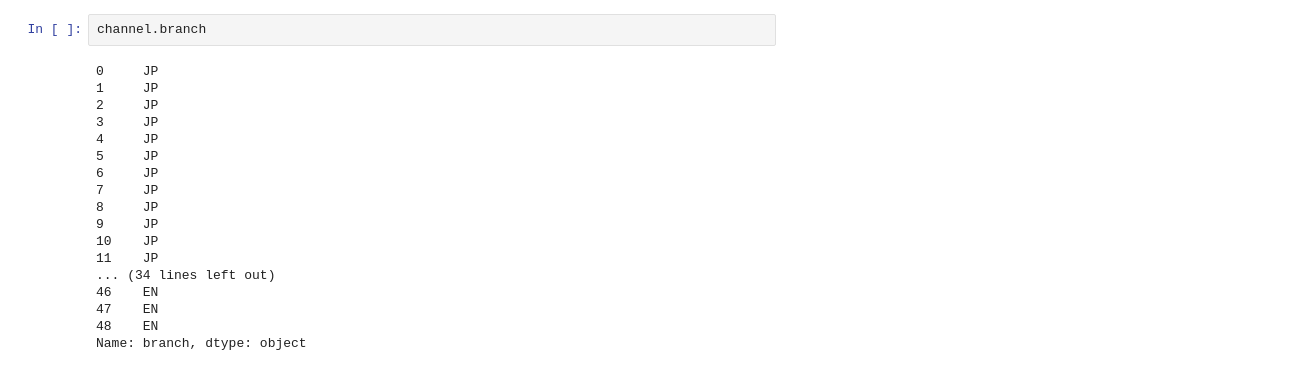
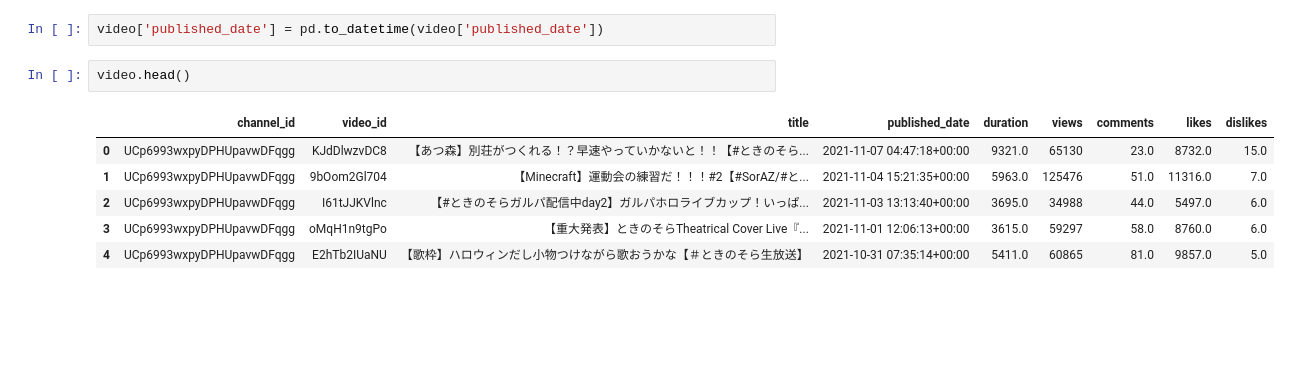
Before and after one commit to fauzanishlah/hololive-dash, a Jupyter notebook: Notebook/Sample-line for graph.ipynb, the cells around one changed output. Drawn from its saved outputs; the diff is of its cells as text; blank space fills up the shorter version.

```diff
--- a/Notebook/Sample-line for graph.ipynb
+++ b/Notebook/Sample-line for graph.ipynb
@@ -38,20 +46,11 @@ fig.show()
 # %%
-channel.branch
+video['published_date'] = pd.to_datetime(video['published_date'])
-# %% [output]
-0     JP
-1     JP
-2     JP
-3     JP
-4     JP
-5     JP
-6     JP
-7     JP
-8     JP
-9     JP
-10    JP
-11    JP
-... (34 lines left out)
-46    EN
-47    EN
-48    EN
-Name: branch, dtype: object
+# %%
+video.head()
+# %% [output]
+|  | channel_id | video_id | title | published_date | duration | views | comments | likes | dislikes |
+| 0 | UCp6993wxpyDPHUpavwDFqgg | KJdDlwzvDC8 | 【あつ森】別荘がつくれる！？早速やっていかないと！！【#ときのそら... | 2021-11-07 04:47:18+00:00 | 9321.0 | 65130 | 23.0 | 8732.0 | 15.0 |
+| 1 | UCp6993wxpyDPHUpavwDFqgg | 9bOom2Gl704 | 【Minecraft】運動会の練習だ！！！#2【#SorAZ/#と... | 2021-11-04 15:21:35+00:00 | 5963.0 | 125476 | 51.0 | 11316.0 | 7.0 |
+| 2 | UCp6993wxpyDPHUpavwDFqgg | I61tJJKVlnc | 【#ときのそらガルパ配信中day2】ガルパホロライブカップ！いっぱ... | 2021-11-03 13:13:40+00:00 | 3695.0 | 34988 | 44.0 | 5497.0 | 6.0 |
+| 3 | UCp6993wxpyDPHUpavwDFqgg | oMqH1n9tgPo | 【重大発表】ときのそらTheatrical Cover Live『... | 2021-11-01 12:06:13+00:00 | 3615.0 | 59297 | 58.0 | 8760.0 | 6.0 |
+| 4 | UCp6993wxpyDPHUpavwDFqgg | E2hTb2IUaNU | 【歌枠】ハロウィンだし小物つけながら歌おうかな【＃ときのそら生放送】 | 2021-10-31 07:35:14+00:00 | 5411.0 | 60865 | 81.0 | 9857.0 | 5.0 |
```
Also changed, not shown: parts of 13 cells of this notebook, 10 other files.
